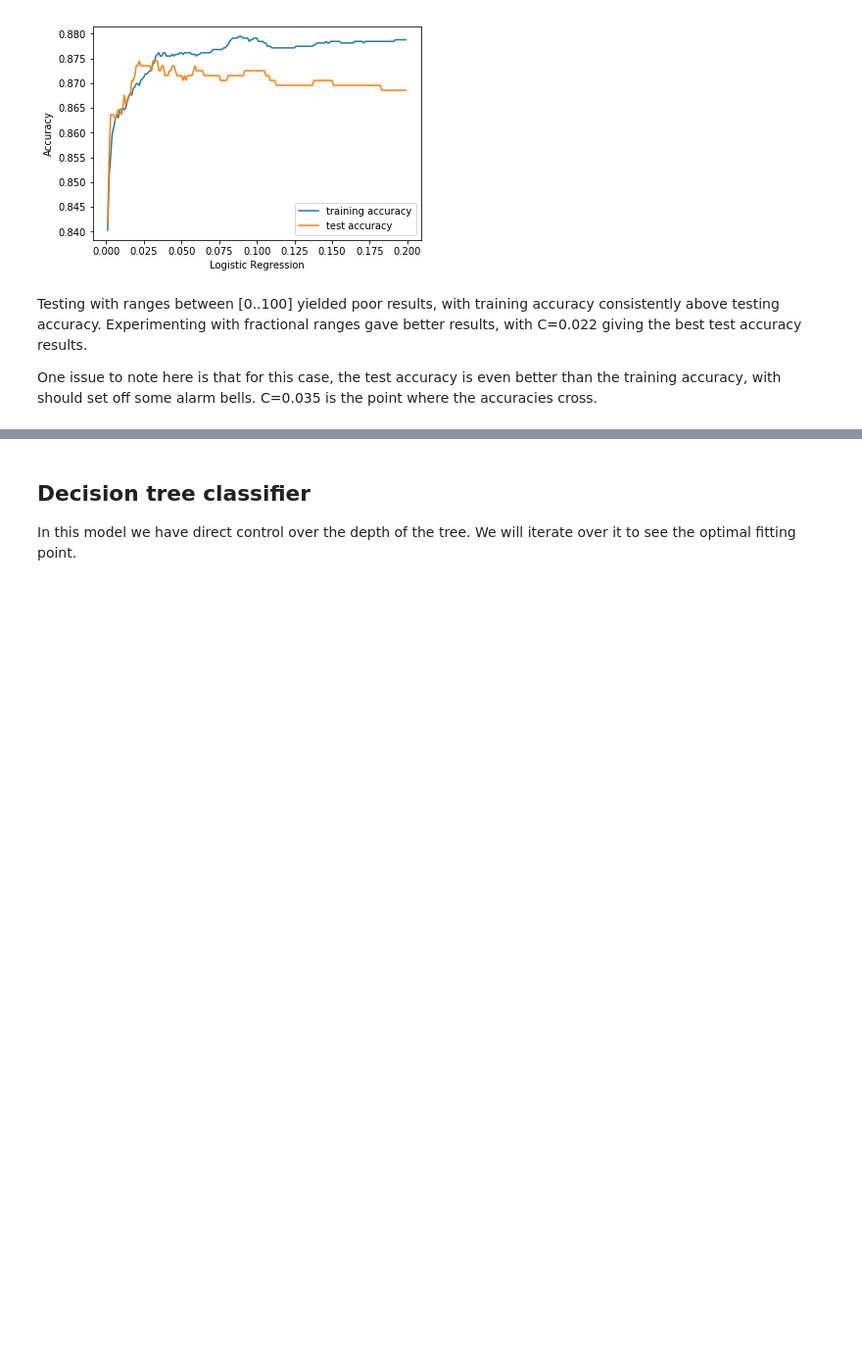
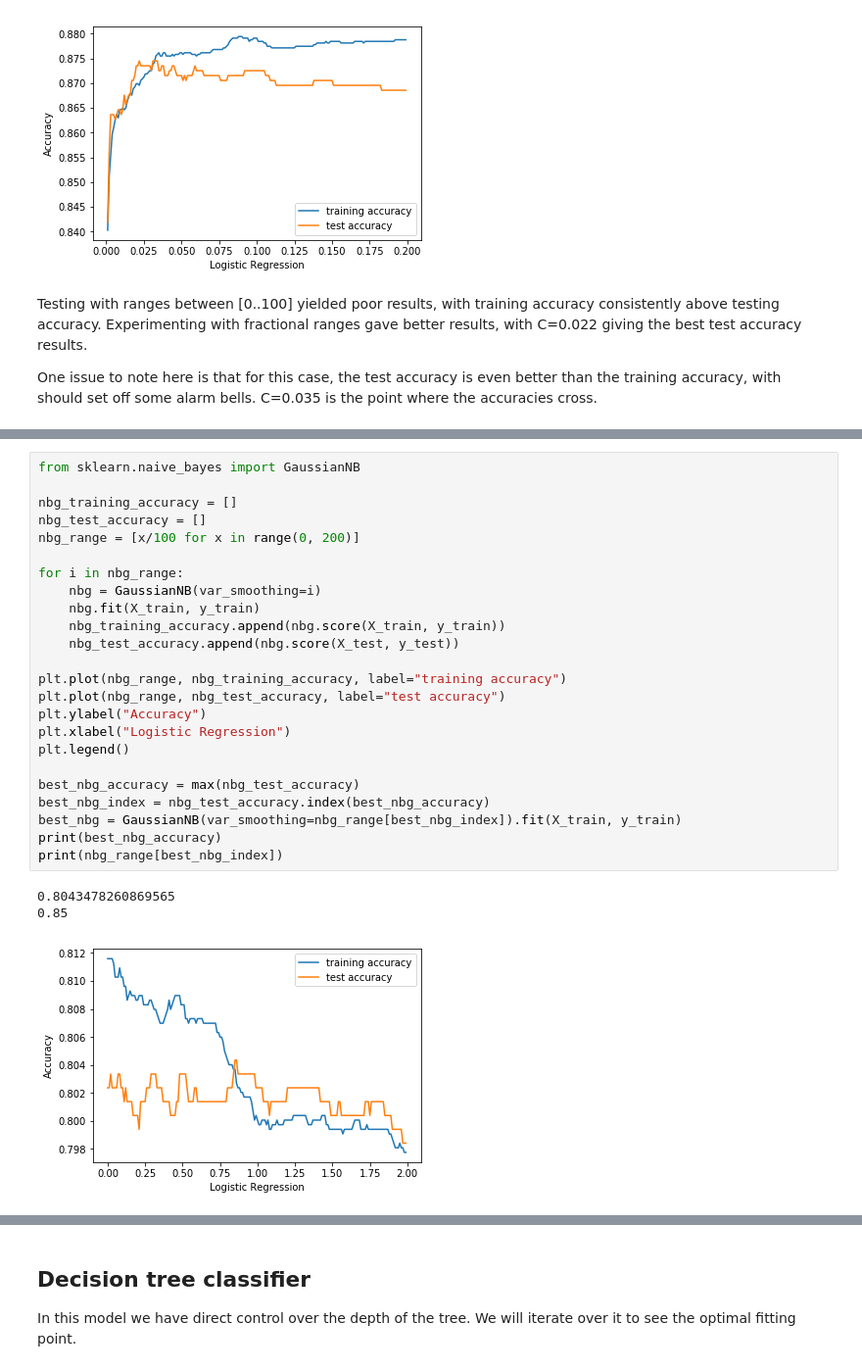
Before and after one commit to jeosadn/patrones, a Jupyter notebook: inv2/Inv-Corta-2.ipynb, the cells around one changed output, grey strips where cells are left out. Shown: that part at 98% size. Saved outputs shown, nothing was run; the diff lists cells and outputs as text; blank space fills up the shorter version.

```diff
--- a/inv2/Inv-Corta-2.ipynb
+++ b/inv2/Inv-Corta-2.ipynb
@@ -205,0 +210,28 @@ One issue to note here is that for this case, the test accuracy is even better t
+# %%
+from sklearn.naive_bayes import GaussianNB
+
+nbg_training_accuracy = []
+nbg_test_accuracy = []
+nbg_range = [x/100 for x in range(0, 200)]
+
+for i in nbg_range:
+    nbg = GaussianNB(var_smoothing=i)
+    nbg.fit(X_train, y_train)
+    nbg_training_accuracy.append(nbg.score(X_train, y_train))
+    nbg_test_accuracy.append(nbg.score(X_test, y_test))
+
+plt.plot(nbg_range, nbg_training_accuracy, label="training accuracy")
+plt.plot(nbg_range, nbg_test_accuracy, label="test accuracy")
+plt.ylabel("Accuracy")
+plt.xlabel("Logistic Regression")
+plt.legend()
+
+best_nbg_accuracy = max(nbg_test_accuracy)
+best_nbg_index = nbg_test_accuracy.index(best_nbg_accuracy)
+best_nbg = GaussianNB(var_smoothing=nbg_range[best_nbg_index]).fit(X_train, y_train)
+print(best_nbg_accuracy)
+print(nbg_range[best_nbg_index])
+# %% [output]
+0.8043478260869565
+0.85
+[figure, added]
```
Also changed, not shown: parts of 5 cells of this notebook.
